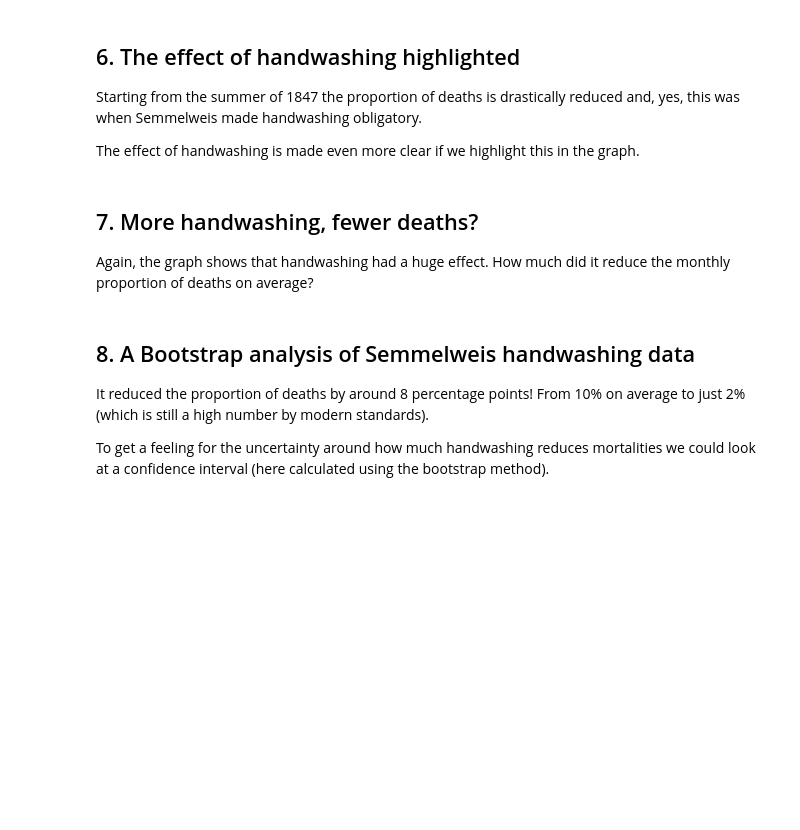
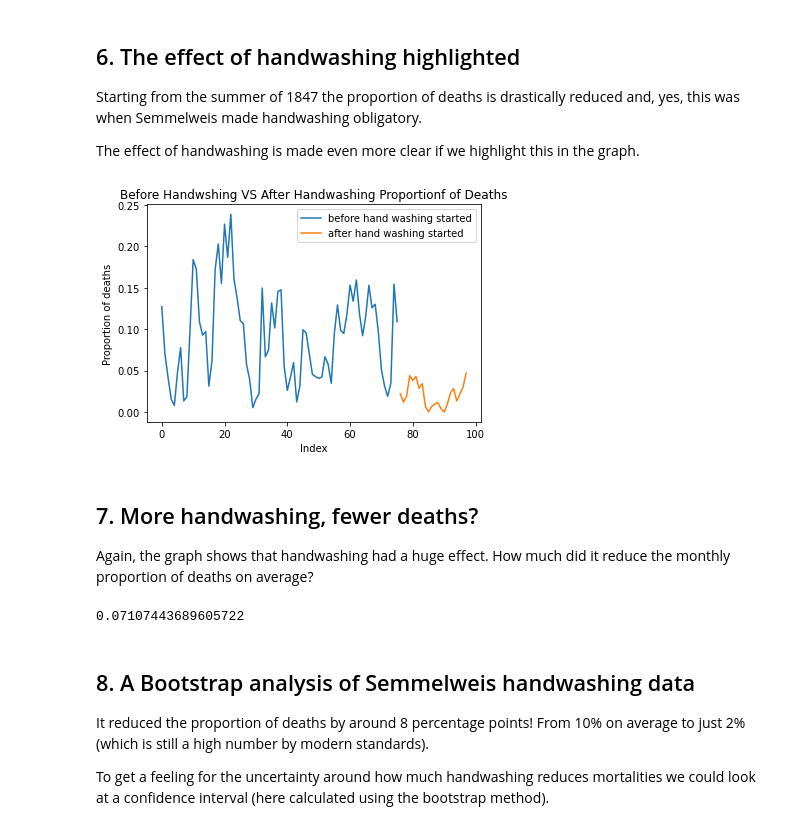
Before and after one commit to Shahnawaz313/Technocolabs-Internship-Projects, a Jupyter notebook: Mini Project 1/notebook.ipynb, the cells around one changed output. Saved outputs shown, nothing was run; the diff lists cells and outputs as text; code cells hidden in the pictures; blank space fills up the shorter version.

```diff
--- a/Mini Project 1/notebook.ipynb
+++ b/Mini Project 1/notebook.ipynb
@@ -113,23 +118,34 @@ pp.legend()
 # %%
 # Date when handwashing was made mandatory
 import pandas as pd
 handwashing_start = pd.to_datetime('1847-06-01')
-
+date = pd.to_datetime(monthly['date'])
 # Split monthly into before and after handwashing_start
-before_washing = ...
-after_washing = ...
+before_washing = monthly[date < handwashing_start]
+after_washing = monthly[date >= handwashing_start]
 
 # Plot monthly proportion of deaths before and after handwashing
 # ... YOUR CODE FOR TASK 6 ...
+pp.plot(before_washing.Proportion_deaths, label = 'before hand washing started')
+pp.plot(after_washing.Proportion_deaths, label = 'after hand washing started')
+pp.title("Before Handwshing VS After Handwashing Proportionf of Deaths")
+pp.ylabel("Proportion of deaths")
+pp.xlabel("Index")
+pp.legend()
+pp.show()
+# %% [output]
+[figure, added]
 # %% [markdown]
 ## 7. More handwashing, fewer deaths?
 <p>Again, the graph shows that handwashing had a huge effect. How much did it reduce the monthly proportion of deaths on average?</p>
 # %%
 # Difference in mean monthly proportion of deaths due to handwashing
-before_proportion = ...
-after_proportion = ...
-mean_diff = ...
+before_proportion = before_washing.Proportion_deaths.mean()
+after_proportion = after_washing.Proportion_deaths.mean()
+mean_diff = before_proportion - after_proportion
 mean_diff
+# %% [output]
+0.07107443689605722
 # %% [markdown]
 ## 8. A Bootstrap analysis of Semmelweis handwashing data
 <p>It reduced the proportion of deaths by around 8 percentage points! From 10% on average to just 2% (which is still a high number by modern standards). </p>
```
Also changed, not shown: parts of 7 cells of this notebook.
